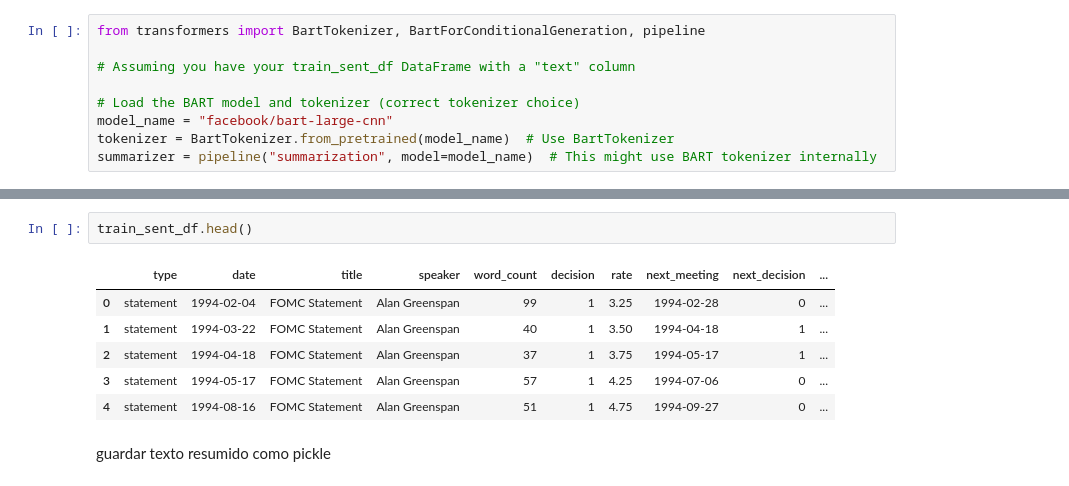
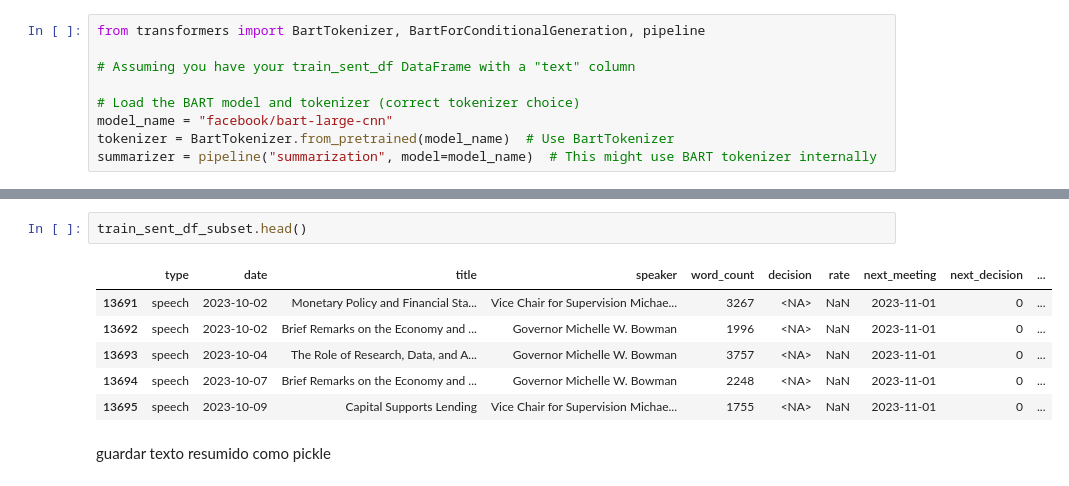
Before and after one commit to luisllll/tfm_ia3_nodata, a Jupyter notebook: Modelado_Luis_reentreno copy.ipynb, the cells around one changed output, grey strips where cells are left out. Drawn from its saved outputs; the diff is of its cells as text.

```diff
--- a/Modelado_Luis_reentreno copy.ipynb
+++ b/Modelado_Luis_reentreno copy.ipynb
@@ -445,12 +447,12 @@ Your max_length is set to 400, but your input_length is only 118. Since this is
 # %%
-train_sent_df.head()
+train_sent_df_subset.head()
 # %% [output]
 |  | type | date | title | speaker | word_count | decision | rate | next_meeting | next_decision | ... |
-| 0 | statement | 1994-02-04 | FOMC Statement | Alan Greenspan | 99 | 1 | 3.25 | 1994-02-28 | 0 | ... |
-| 1 | statement | 1994-03-22 | FOMC Statement | Alan Greenspan | 40 | 1 | 3.50 | 1994-04-18 | 1 | ... |
-| 2 | statement | 1994-04-18 | FOMC Statement | Alan Greenspan | 37 | 1 | 3.75 | 1994-05-17 | 1 | ... |
-| 3 | statement | 1994-05-17 | FOMC Statement | Alan Greenspan | 57 | 1 | 4.25 | 1994-07-06 | 0 | ... |
-| 4 | statement | 1994-08-16 | FOMC Statement | Alan Greenspan | 51 | 1 | 4.75 | 1994-09-27 | 0 | ... |
+| 13691 | speech | 2023-10-02 | Monetary Policy and Financial Sta... | Vice Chair for Supervision Michae... | 3267 | <NA> | NaN | 2023-11-01 | 0 | ... |
+| 13692 | speech | 2023-10-02 | Brief Remarks on the Economy and ... | Governor Michelle W. Bowman | 1996 | <NA> | NaN | 2023-11-01 | 0 | ... |
+| 13693 | speech | 2023-10-04 | The Role of Research, Data, and A... | Governor Michelle W. Bowman | 3757 | <NA> | NaN | 2023-11-01 | 0 | ... |
+| 13694 | speech | 2023-10-07 | Brief Remarks on the Economy and ... | Governor Michelle W. Bowman | 2248 | <NA> | NaN | 2023-11-01 | 0 | ... |
+| 13695 | speech | 2023-10-09 | Capital Supports Lending | Vice Chair for Supervision Michae... | 1755 | <NA> | NaN | 2023-11-01 | 0 | ... |
 # %% [markdown]
 guardar texto resumido como pickle
 # %%
```
Also changed, not shown: parts of 9 cells of this notebook.
